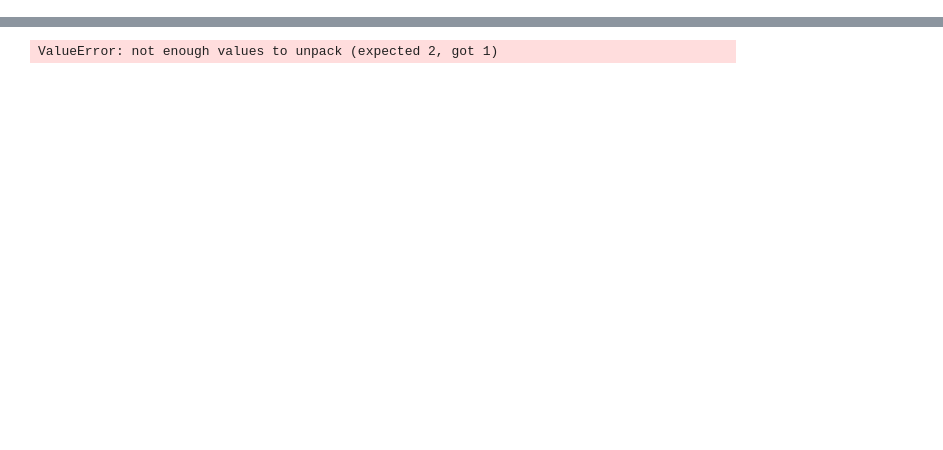
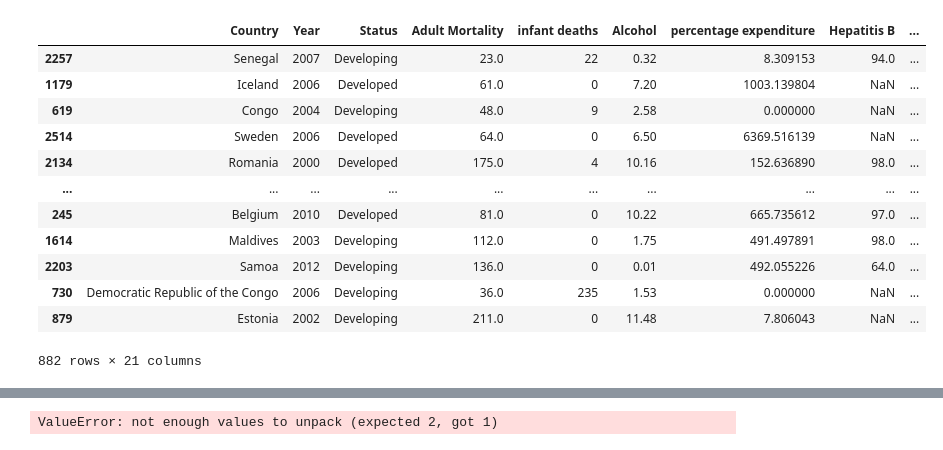
Before and after one commit to PeterOstr/Training_XG_Boost, a Jupyter notebook: xg_boost_training.ipynb, the cells around one changed output, grey strips where cells are left out. Saved outputs shown, nothing was run; the diff lists cells and outputs as text; code cells hidden in the pictures; blank space fills up the shorter version.

```diff
--- a/xg_boost_training.ipynb
+++ b/xg_boost_training.ipynb
@@ -5,0 +24,21 @@ from sklearn.model_selection import RandomizedSearchCV
+# %%
+X = data.drop('Life expectancy ',axis=1)
+y = data['Life expectancy ']
+# %%
+X_train, X_test, y_train, y_test = train_test_split(X,y, train_size=0.7)
+# %%
+X_test
+# %% [output]
+|  | Country | Year | Status | Adult Mortality | infant deaths | Alcohol | percentage expenditure | Hepatitis B | ... |
+| 2257 | Senegal | 2007 | Developing | 23.0 | 22 | 0.32 | 8.309153 | 94.0 | ... |
+| 1179 | Iceland | 2006 | Developed | 61.0 | 0 | 7.20 | 1003.139804 | NaN | ... |
+| 619 | Congo | 2004 | Developing | 48.0 | 9 | 2.58 | 0.000000 | NaN | ... |
+| 2514 | Sweden | 2006 | Developed | 64.0 | 0 | 6.50 | 6369.516139 | NaN | ... |
+| 2134 | Romania | 2000 | Developed | 175.0 | 4 | 10.16 | 152.636890 | 98.0 | ... |
+| ... | ... | ... | ... | ... | ... | ... | ... | ... | ... |
+| 245 | Belgium | 2010 | Developed | 81.0 | 0 | 10.22 | 665.735612 | 97.0 | ... |
+| 1614 | Maldives | 2003 | Developing | 112.0 | 0 | 1.75 | 491.497891 | 98.0 | ... |
+| 2203 | Samoa | 2012 | Developing | 136.0 | 0 | 0.01 | 492.055226 | 64.0 | ... |
+| 730 | Democratic Republic of the Congo | 2006 | Developing | 36.0 | 235 | 1.53 | 0.000000 | NaN | ... |
+| 879 | Estonia | 2002 | Developing | 211.0 | 0 | 11.48 | 7.806043 | NaN | ... |
+882 rows × 21 columns
```
Also changed, not shown: parts of 6 cells of this notebook.
